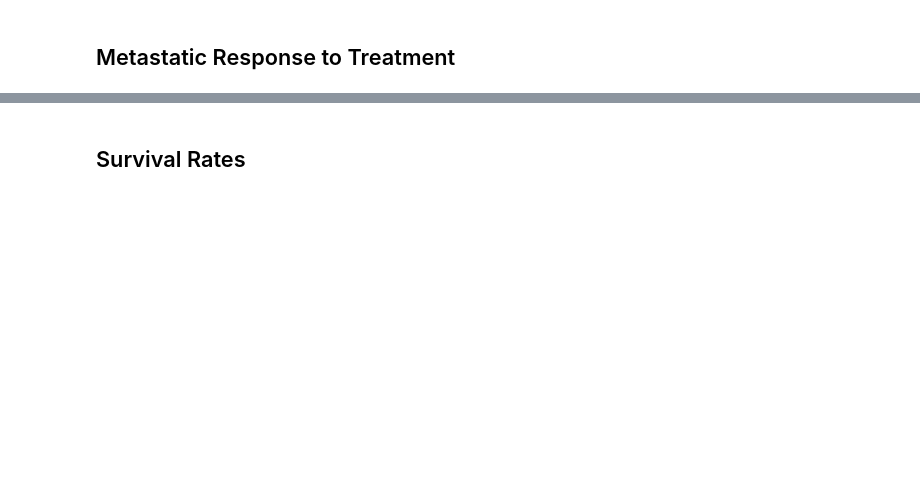
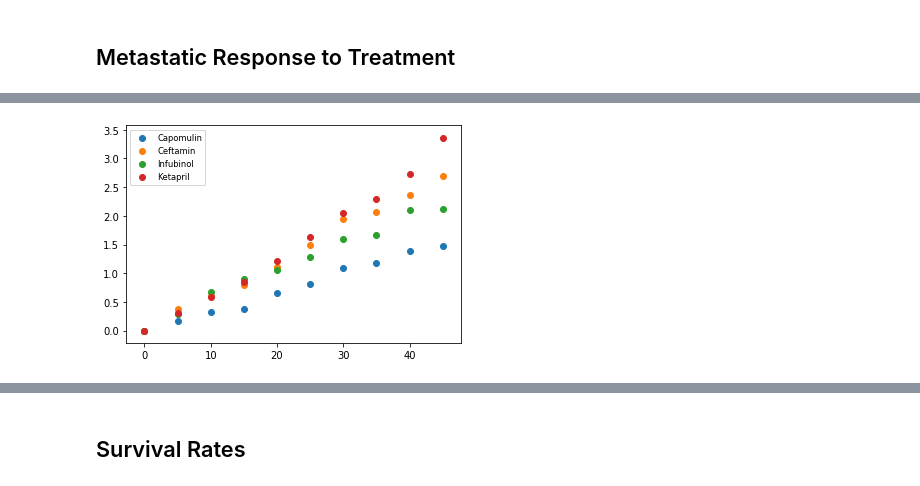
Before and after one commit to jabruhns/matplotlib-challenge, a Jupyter notebook: Pymaceuticals/Pymaceuticals.ipynb, the cells around one changed output, grey strips where cells are left out. Saved outputs shown, nothing was run; the diff lists cells and outputs as text; code cells hidden in the pictures; blank space fills up the shorter version.

```diff
--- a/Pymaceuticals/Pymaceuticals.ipynb
+++ b/Pymaceuticals/Pymaceuticals.ipynb
@@ -87,12 +87,12 @@ tumor_capo = tumor_pivot['Tumor Volume (mm3)']['Capomulin']
 tumor_ceft = tumor_pivot['Tumor Volume (mm3)']['Ceftamin']
 tumor_inf = tumor_pivot['Tumor Volume (mm3)']['Infubinol']
 tumor_keta = tumor_pivot['Tumor Volume (mm3)']['Ketapril']
-tumor_x = [0,5,10,15,20,25,30,35,40,45]
+x_axis = [0,5,10,15,20,25,30,35,40,45]
 
-tum_plt_1 = plt.scatter(tumor_x, tumor_capo, label="Capomulin")
-tum_plt_2 = plt.scatter(tumor_x, tumor_ceft, label ="Ceftamin")
-tum_plt_3 = plt.scatter(tumor_x, tumor_inf, label ="Infubinol")
-tum_plt_4 = plt.scatter(tumor_x, tumor_keta, label="Ketapril")
+tum_plt_1 = plt.scatter(x_axis, tumor_capo, label="Capomulin")
+tum_plt_2 = plt.scatter(x_axis, tumor_ceft, label ="Ceftamin")
+tum_plt_3 = plt.scatter(x_axis, tumor_inf, label ="Infubinol")
+tum_plt_4 = plt.scatter(x_axis, tumor_keta, label="Ketapril")
 plt.legend(loc="best", fontsize="small", fancybox=True)
 # # Save the Figure
 plt.savefig("Output/tum_plt.png")
@@ -120,15 +163,24 @@ met_pivot
 # %%
 # Generate the Plot (with Error Bars)
-met_var = met_df.reset_index()
-met_x = met_var['Metastatic Sites']
-met_y = met_var['Timepoint']
-met_plt = plt.scatter(met_x, met_y, met_err_df)
+met_capo = met_pivot['Metastatic Sites']['Capomulin']
+met_ceft = met_pivot['Metastatic Sites']['Ceftamin']
+met_inf = met_pivot['Metastatic Sites']['Infubinol']
+met_keta = met_pivot['Metastatic Sites']['Ketapril']
+
+met_plt_1 = plt.scatter(x_axis, met_capo, label="Capomulin")
+met_plt_2 = plt.scatter(x_axis, met_ceft, label ="Ceftamin")
+met_plt_3 = plt.scatter(x_axis, met_inf, label ="Infubinol")
+met_plt_4 = plt.scatter(x_axis, met_keta, label="Ketapril")
+
 plt.legend(loc="best", fontsize="small", fancybox=True)
 
 # Save the Figure
+plt.savefig("Output/met_plt.png")
 
 # Show the Figure
 plt.show()
+# %% [output]
+[figure, added]
 # %% [markdown]
 ![Metastatic Spread During Treatment](../Images/spread.png)
 # %% [markdown]
```
Also changed, not shown: parts of 8 cells of this notebook, 2 other files.
